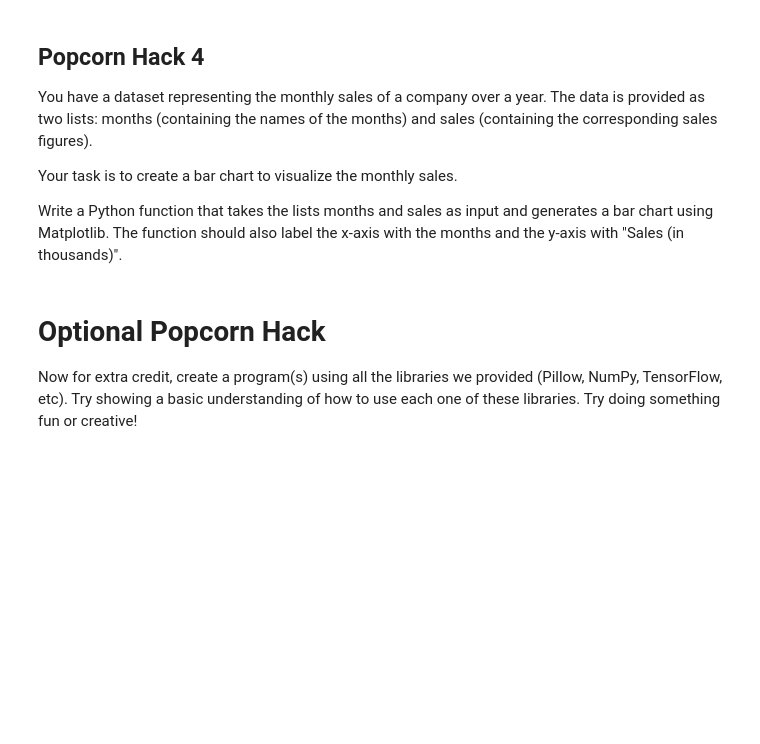
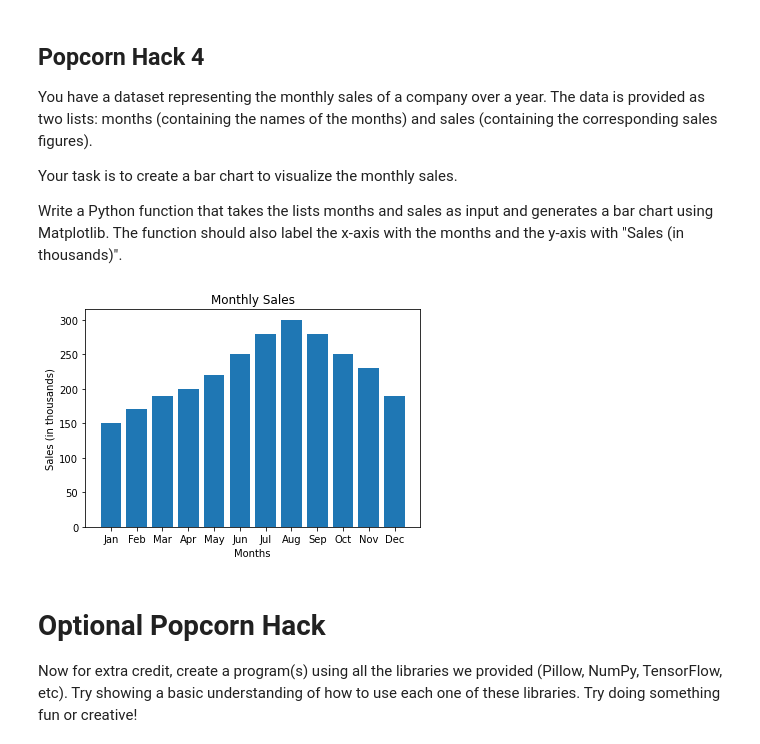
Before and after one commit to Ashwinv93/CompSci, a Jupyter notebook: _notebooks/2023-10-21-teamteach.ipynb, the cells around one changed output. Saved outputs shown, nothing was run; the diff lists cells and outputs as text; code cells hidden in the pictures; blank space fills up the shorter version.

```diff
--- a/_notebooks/2023-10-21-teamteach.ipynb
+++ b/_notebooks/2023-10-21-teamteach.ipynb
@@ -135,8 +153,24 @@ Your task is to create a bar chart to visualize the monthly sales.
 Write a Python function that takes the lists months and sales as input and generates a bar chart using Matplotlib. The function should also label the x-axis with the months and the y-axis with "Sales (in thousands)".
 # %%
 # Code goes here
+import matplotlib.pyplot as plt
+def create_sales_bar_chart(months, sales):
+    # Create a bar chart
+    plt.bar(months, sales)
+    # Label the axes
+    plt.xlabel('Months')
+    plt.ylabel('Sales (in thousands)')
+    # Set the title
+    plt.title('Monthly Sales')
+    # Show the bar chart
+    plt.show()
+# Example data
 months = ['Jan', 'Feb', 'Mar', 'Apr', 'May', 'Jun', 'Jul', 'Aug', 'Sep', 'Oct', 'Nov', 'Dec']
 sales = [150, 170, 190, 200, 220, 250, 280, 300, 280, 250, 230, 190]
+# Call the function to create the bar chart
+create_sales_bar_chart(months, sales)
+# %% [output]
+[figure, added]
 # %% [markdown]
 <h1>Optional Popcorn Hack</h1>
 Now for extra credit, create a program(s) using all the libraries we provided (Pillow, NumPy, TensorFlow, etc). Try showing a basic understanding of how to use each one of these libraries. Try doing something fun or creative!
```
Also changed, not shown: parts of 7 cells of this notebook, 4 other files.
